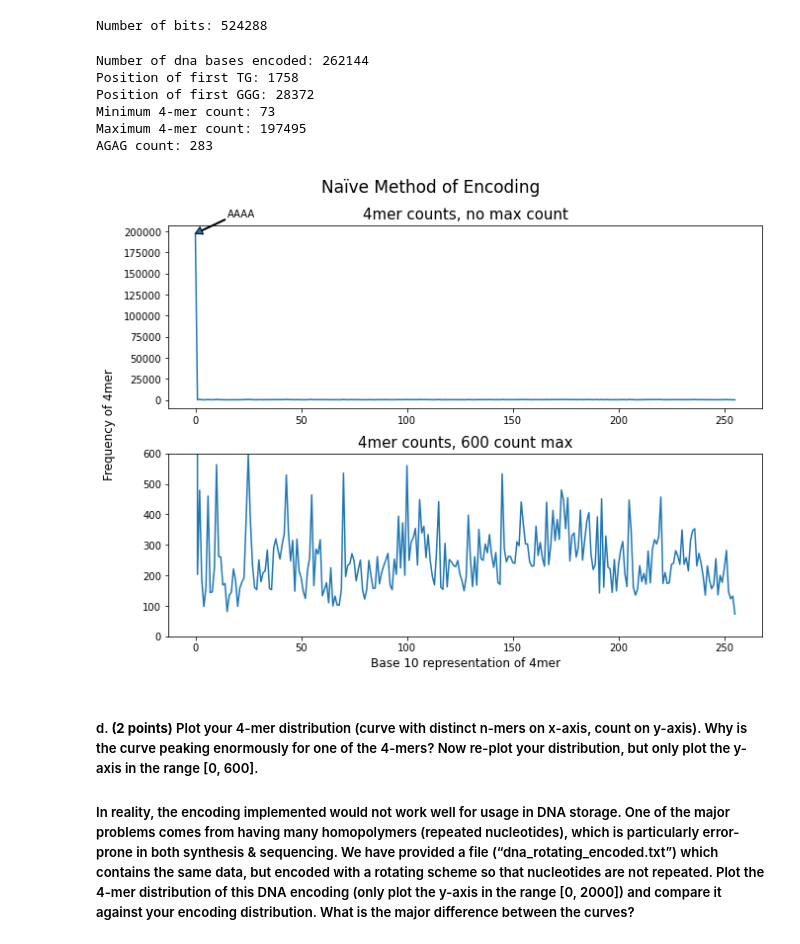
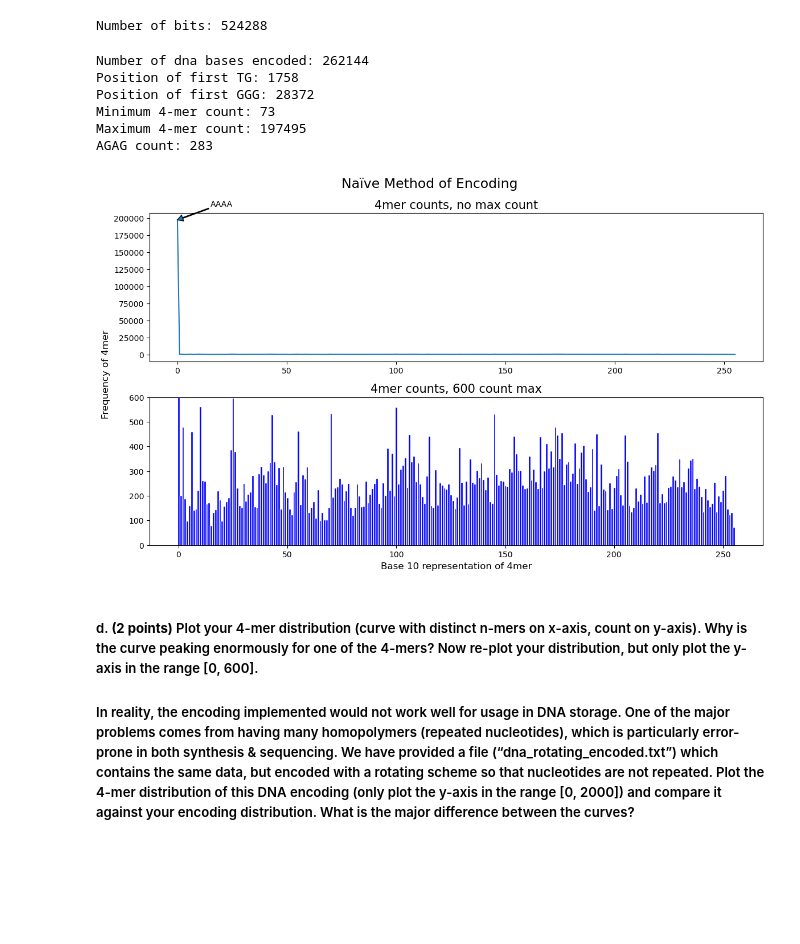
Before and after one commit to istari79/synbio_aut22, a Jupyter notebook: HW1.ipynb, the cells around one changed output. Drawn from its saved outputs; the diff is of its cells as text; code cells hidden in the pictures; blank space fills up the shorter version.

Commit message:
Experimentation with Bar Plots
Bar plots may be a better way of representing this data so that is getting tested out.

```diff
--- a/HW1.ipynb
+++ b/HW1.ipynb
@@ -423,36 +423,37 @@ def base10_to_set_length_dna(num, length):
         dna = INDEX_TO_BASE[mod] + dna
         num = int(num / 4)
     return dna
 
 # the names of the 4mers, in order
 # not currently used, but could be put on the x-axis of graphs
 # the issue with that is it is impossible to read any of the names
 mer4_names = [base10_to_set_length_dna(i, 4) for i in range(256)]
 
 # ax1 will not have the 600 count cap, ax2 will.
-fig, axs = plt.subplots(nrows=2,ncols=1, figsize=(9.6, 7.2))
+fig, axs = plt.subplots(nrows=2,ncols=1, figsize=(12, 7.2))
 
 axs[0].plot(mer4_counts)
 axs[0].set_title("4mer counts, no max count", size=15)
 axs[0].annotate("AAAA", xy=(0, mer4_counts[0]), xytext=(15, mer4_counts[0]+20000), \
                 arrowprops=dict(headwidth=8, width=1, headlength=7))
 
-axs[1].plot(mer4_counts)
+# axs[1].plot(mer4_counts)
+axs[1].bar(x=range(len(mer4_counts)), height=mer4_counts, width=1, color='blue', edgecolor='white')
 axs[1].set(ylim=(0,600))
 axs[1].set_title("4mer counts, 600 count max", size=15)
 axs[1].set_xlabel("Base 10 representation of 4mer", size=12)
 
 fig.suptitle("Naïve Method of Encoding", size=17)
 fig.supylabel("Frequency of 4mer", size=12)
 fig.tight_layout()
 # %% [output]
 Number of dna bases encoded: 262144
 Position of first TG: 1758
 Position of first GGG: 28372
 Minimum 4-mer count: 73
 Maximum 4-mer count: 197495
 AGAG count: 283
-[figure, old version]
+[figure, new version]
 # %% [markdown]
 ##### d. **(2 points)** Plot your 4-mer distribution (curve with distinct n-mers on x-axis, count on y-axis). Why is the curve peaking enormously for one of the 4-mers? Now re-plot your distribution, but only plot the y-axis in the range [0, 600]. #####
 
```
Also changed, not shown: parts of 1 cell of this notebook.
